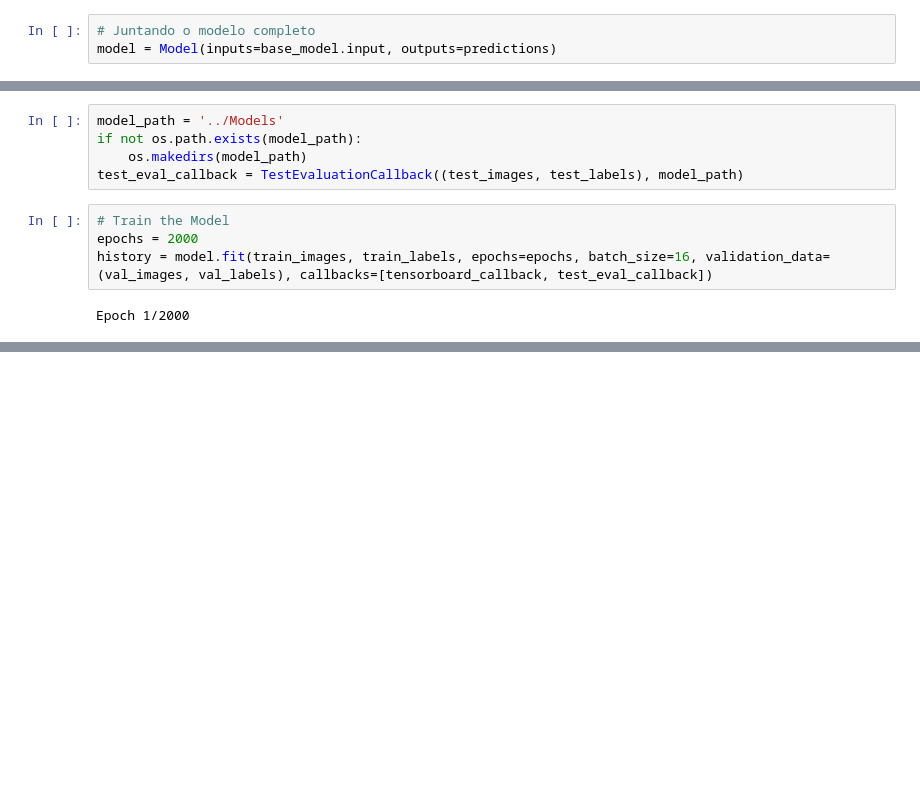
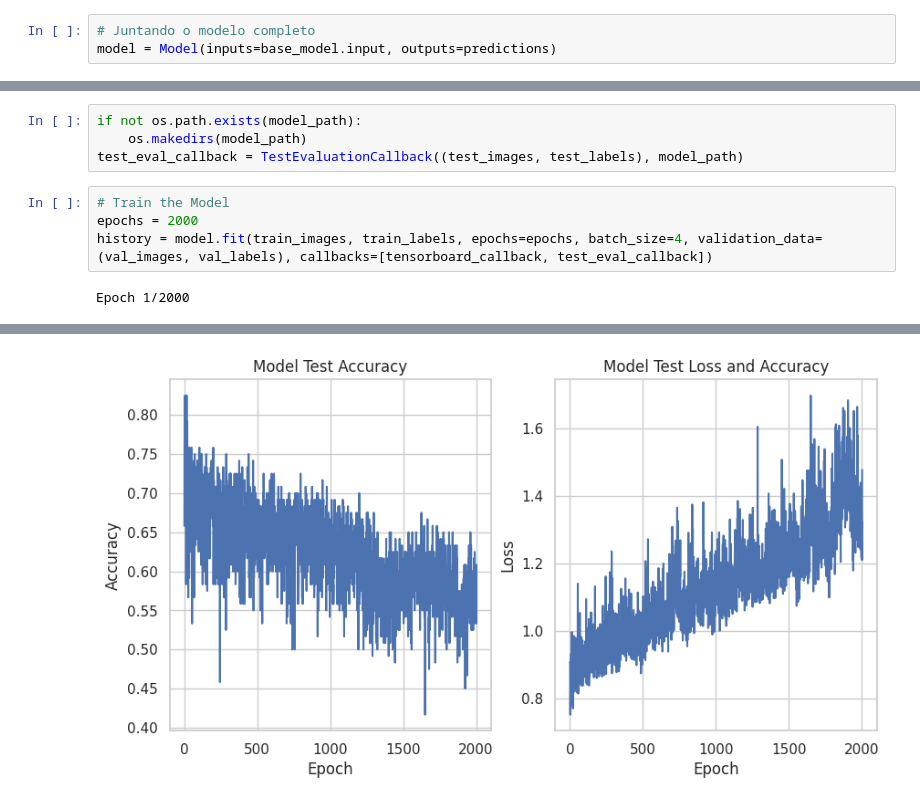
Before and after one commit to pvesouza/Strabismus, a Jupyter notebook: src/Strabismus.ipynb, the cells around one changed output, grey strips where cells are left out. Drawn from its saved outputs; the diff is of its cells as text; blank space fills up the shorter version.

```diff
--- a/src/Strabismus.ipynb
+++ b/src/Strabismus.ipynb
@@ -262,11 +303,10 @@ class TestEvaluationCallback(callbacks.Callback):
 # %%
-model_path = '../Models'
 if not os.path.exists(model_path):
     os.makedirs(model_path)
 test_eval_callback = TestEvaluationCallback((test_images, test_labels), model_path)
 # %%
 # Train the Model
 epochs = 2000
-history = model.fit(train_images, train_labels, epochs=epochs, batch_size=16, validation_data=(val_images, val_labels), callbacks=[tensorboard_callback, test_eval_callback])
+history = model.fit(train_images, train_labels, epochs=epochs, batch_size=4, validation_data=(val_images, val_labels), callbacks=[tensorboard_callback, test_eval_callback])
 # %% [output]
 Epoch 1/2000
@@ -303,3 +343,4 @@ Epoch: 1998 Test Loss: 2.2014, Test A
+[figure, added]
 # %%
 # Imprimindo o histórico de treinamento
 # Loss
```
Also changed, not shown: parts of 18 cells of this notebook, 1 other file.
